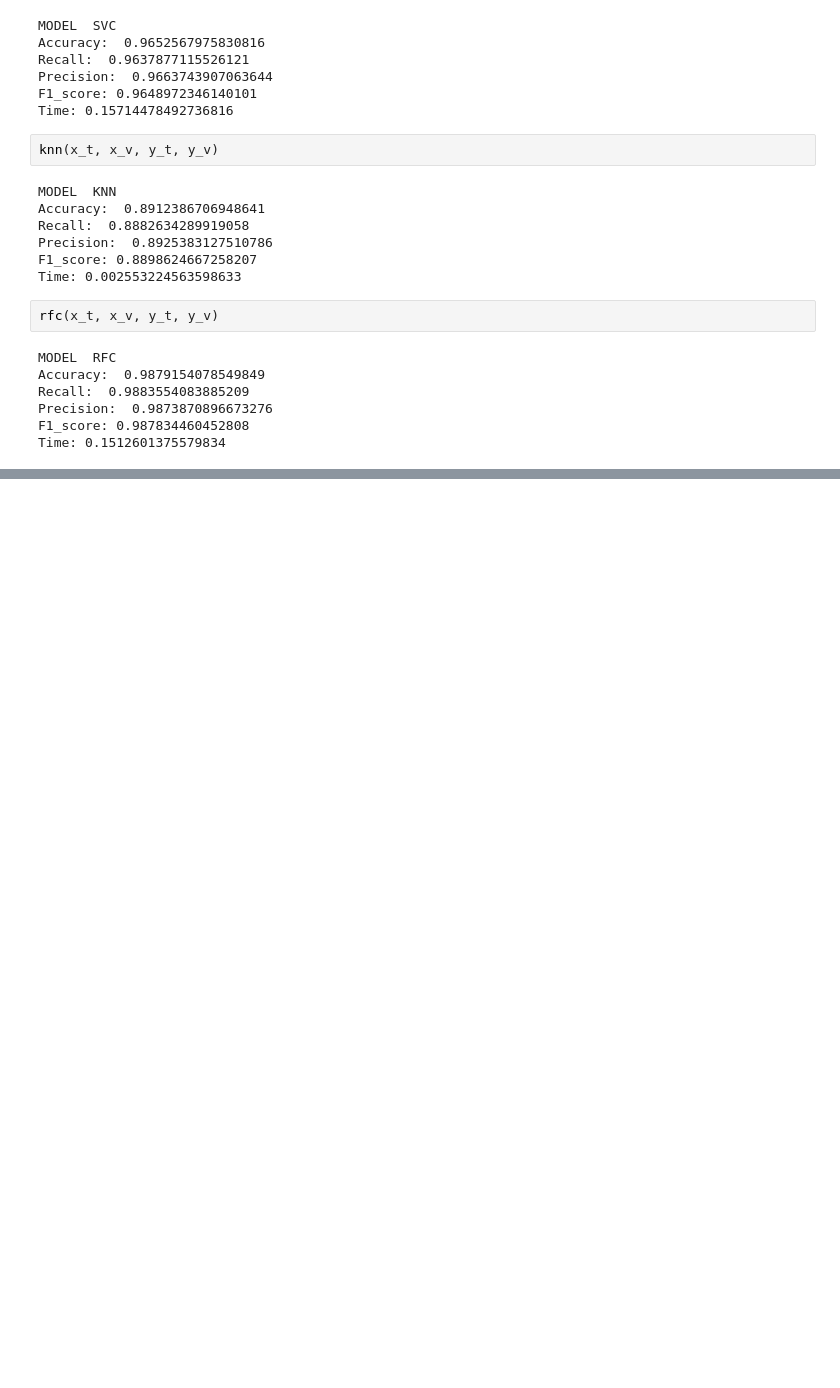
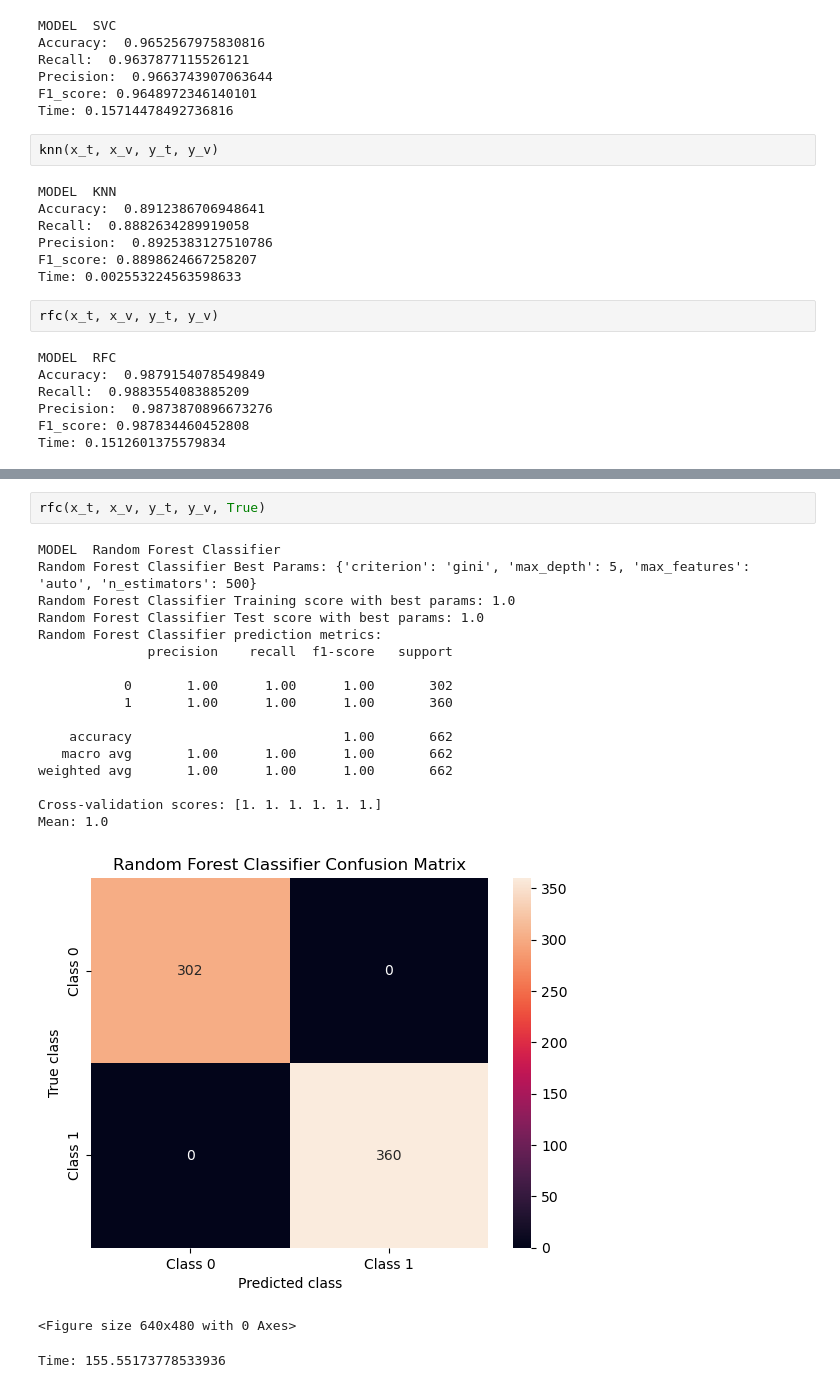
Before and after one commit to jonaprg/Jordan_vs_Lebron_Prediction, a Jupyter notebook: notebooks/develop/LebronVsJordanPrediction.ipynb, the cells around one changed output, grey strips where cells are left out. Cells and saved outputs as stored; diff of their text form; blank space fills up the shorter version.

```diff
--- a/notebooks/develop/LebronVsJordanPrediction.ipynb
+++ b/notebooks/develop/LebronVsJordanPrediction.ipynb
@@ -462,0 +532,22 @@ Time: 0.1512601375579834
+# %%
+rfc(x_t, x_v, y_t, y_v, True)
+# %% [output]
+MODEL  Random Forest Classifier
+Random Forest Classifier Best Params: {'criterion': 'gini', 'max_depth': 5, 'max_features': 'auto', 'n_estimators': 500}
+Random Forest Classifier Training score with best params: 1.0
+Random Forest Classifier Test score with best params: 1.0
+Random Forest Classifier prediction metrics:
+              precision    recall  f1-score   support
+
+           0       1.00      1.00      1.00       302
+           1       1.00      1.00      1.00       360
+
+    accuracy                           1.00       662
+   macro avg       1.00      1.00      1.00       662
+weighted avg       1.00      1.00      1.00       662
+
+Cross-validation scores: [1. 1. 1. 1. 1. 1.]
+Mean: 1.0
+[figure, added]
+<Figure size 640x480 with 0 Axes>
+Time: 155.55173778533936
```
Also changed, not shown: parts of 15 cells of this notebook.
